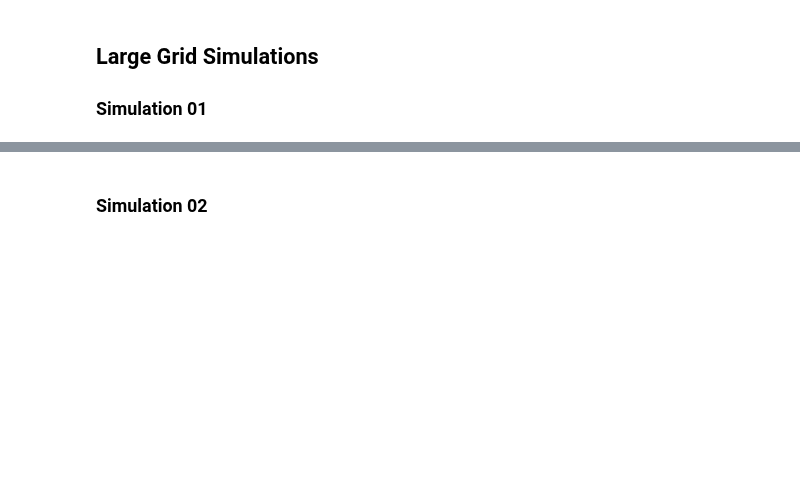
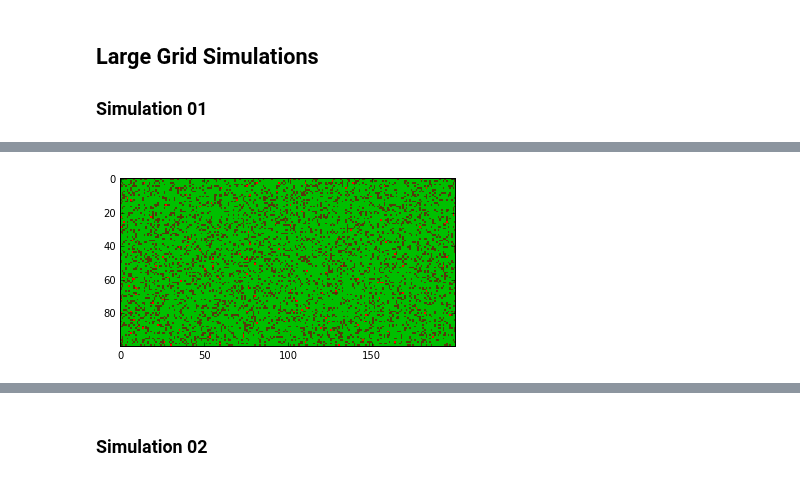
Before and after one commit to UCO-CSPI/CellularAutomaton, a Jupyter notebook: testingFireGrid.ipynb, the cells around one changed output, grey strips where cells are left out. Cells and saved outputs as stored; diff of their text form; code cells hidden in the pictures; blank space fills up the shorter version.

```diff
--- a/testingFireGrid.ipynb
+++ b/testingFireGrid.ipynb
@@ -174,3 +175,8 @@ MyAxes.imshow(MyGrid['Value'],interpolation='nearest')
+# %%
+MyAxes.imshow(MyGrid['Value'],interpolation='nearest')
+MyFigure
+# %% [output]
+[figure, added]
 # %%
 AnimationFrames = 200  #total number of frames in animation.
 DelayBetweenFrames = 50 #in msec (20 gives 50 fps) (33.3 gives 30 fps)
```
Also changed, not shown: parts of 18 cells of this notebook, 5 other files.
